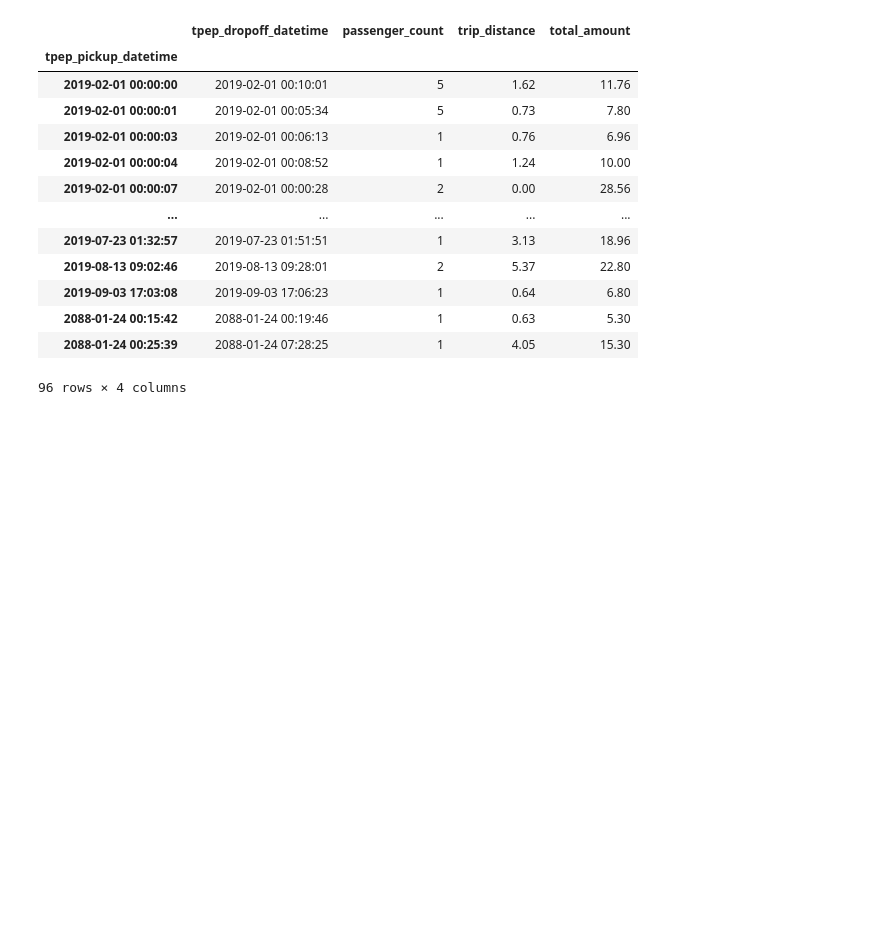
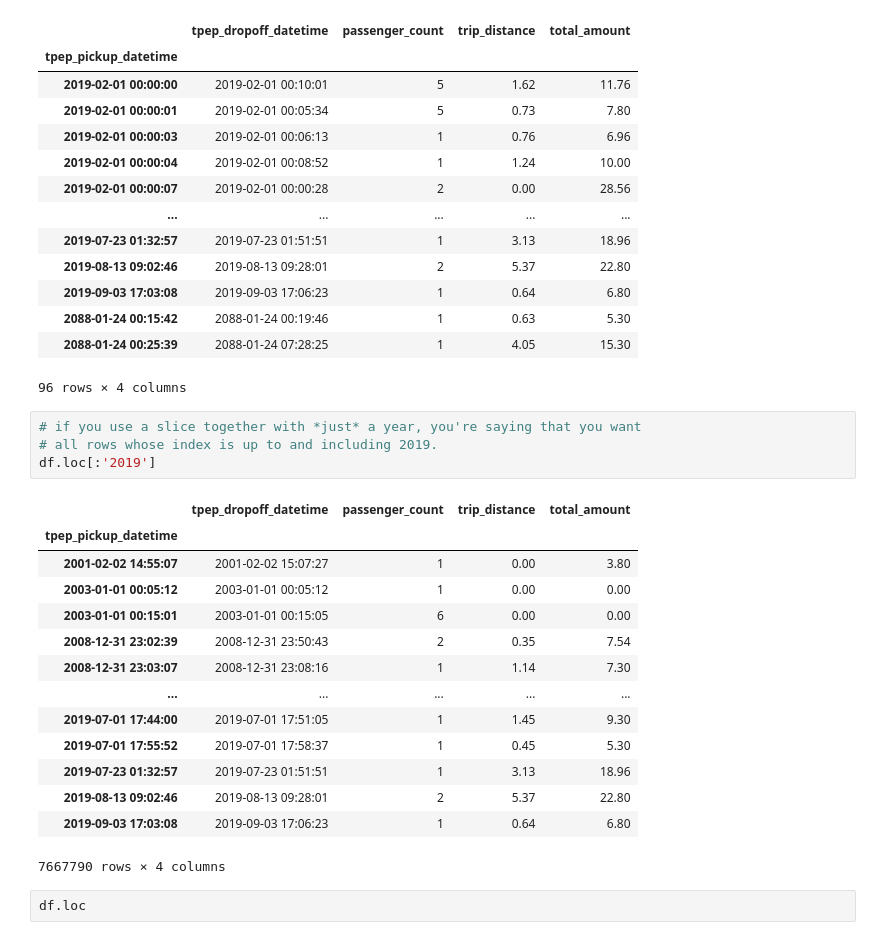
Before and after one commit to reuven/oreilly-2022-07July-analytics, a Jupyter notebook: 2022-08Aug-23.ipynb, the cells around one changed output. Cells and saved outputs as stored; diff of their text form; blank space fills up the shorter version.

```diff
--- a/2022-08Aug-23.ipynb
+++ b/2022-08Aug-23.ipynb
@@ -1851,3 +1851,24 @@ df.loc['2019-01-31 23:59:59':]
 | 2088-01-24 00:15:42 | 2088-01-24 00:19:46 | 1 | 0.63 | 5.30 |
 | 2088-01-24 00:25:39 | 2088-01-24 07:28:25 | 1 | 4.05 | 15.30 |
 96 rows × 4 columns
+# %%
+# if you use a slice together with *just* a year, you're saying that you want
+# all rows whose index is up to and including 2019.
+df.loc[:'2019']
+# %% [output]
+|  | tpep_dropoff_datetime | passenger_count | trip_distance | total_amount |
+| tpep_pickup_datetime |  |  |  |  |
+| 2001-02-02 14:55:07 | 2001-02-02 15:07:27 | 1 | 0.00 | 3.80 |
+| 2003-01-01 00:05:12 | 2003-01-01 00:05:12 | 1 | 0.00 | 0.00 |
+| 2003-01-01 00:15:01 | 2003-01-01 00:15:05 | 6 | 0.00 | 0.00 |
+| 2008-12-31 23:02:39 | 2008-12-31 23:50:43 | 2 | 0.35 | 7.54 |
+| 2008-12-31 23:03:07 | 2008-12-31 23:08:16 | 1 | 1.14 | 7.30 |
+| ... | ... | ... | ... | ... |
+| 2019-07-01 17:44:00 | 2019-07-01 17:51:05 | 1 | 1.45 | 9.30 |
+| 2019-07-01 17:55:52 | 2019-07-01 17:58:37 | 1 | 0.45 | 5.30 |
+| 2019-07-23 01:32:57 | 2019-07-23 01:51:51 | 1 | 3.13 | 18.96 |
+| 2019-08-13 09:02:46 | 2019-08-13 09:28:01 | 2 | 5.37 | 22.80 |
+| 2019-09-03 17:03:08 | 2019-09-03 17:06:23 | 1 | 0.64 | 6.80 |
+7667790 rows × 4 columns
+# %%
+df.loc
```
